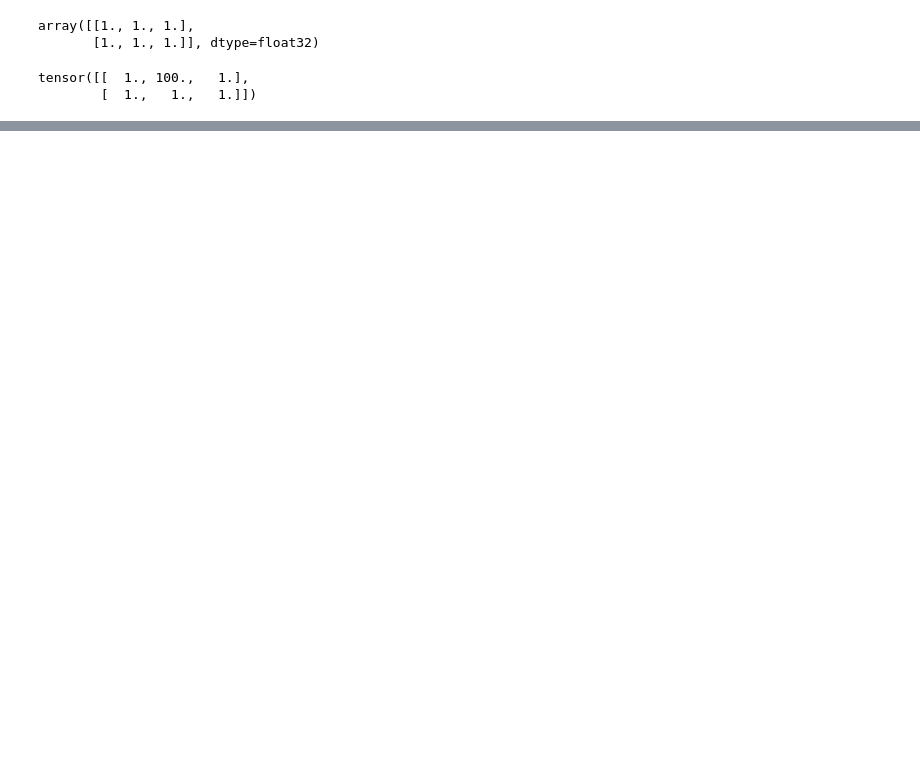
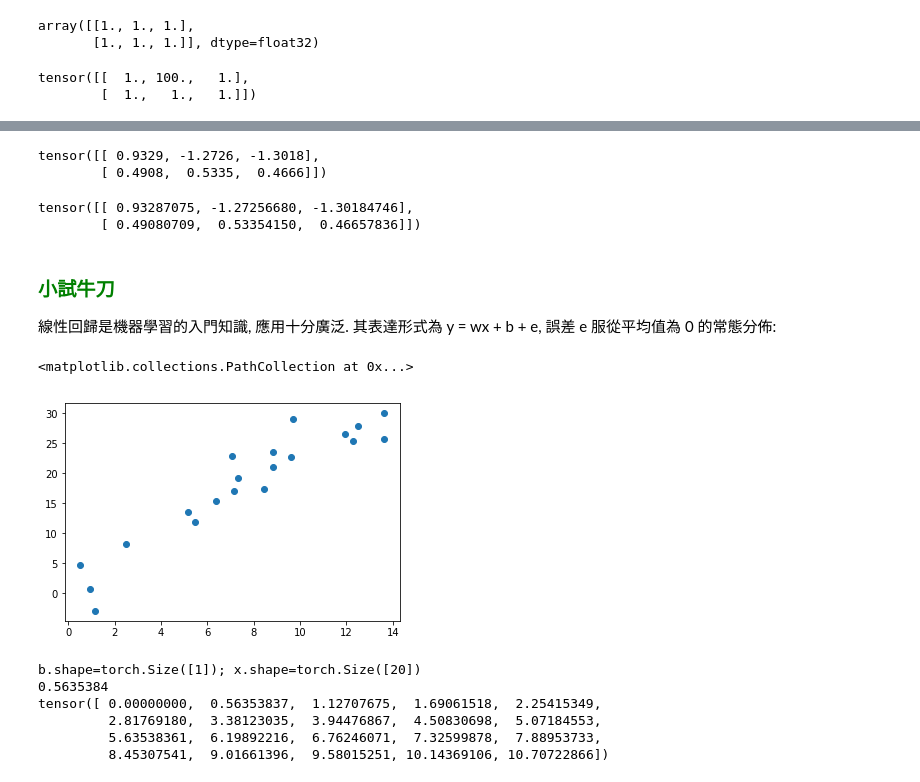
Before and after one commit to johnklee/pytorch_tutorials, a Jupyter notebook: ch03/Ch3_1.ipynb, the cells around one changed output, grey strips where cells are left out. Cells and saved outputs as stored; diff of their text form; code cells hidden in the pictures; blank space fills up the shorter version.

```diff
--- a/ch03/Ch3_1.ipynb
+++ b/ch03/Ch3_1.ipynb
@@ -721,0 +850,10 @@ tensor([[  0., 100.,   1.],
+# %%
+if t.cuda.is_available():
+    a = a.cuda(0)  # 把 a 轉為 GPU0 上的 tensor,
+    t.save(a, 'a.pth')
+
+    # 加載為 b 並儲存在 GPU0 上
+    b = t.load('a.pth')
+
+    # 加載為 c 並儲存在 CPU
+    c = t.load('a.pth', map_location=lambda storage, loc: storage)
@@ -721,0 +870,6 @@ tensor([[  0., 100.,   1.],
+# %%
+x = t.zeros(1000)
+y = t.ones(1000)
+
+%timeit -n 10 for_loop_add(x, y)
+%timeit -n 10 x + y
@@ -721,0 +898,15 @@ tensor([[  0., 100.,   1.],
+# %%
+a = t.randn(2, 3)
+a
+# %% [output]
+tensor([[ 0.9329, -1.2726, -1.3018],
+        [ 0.4908,  0.5335,  0.4666]])
+# %%
+t.set_printoptions(precision=8)
+a
+# %% [output]
+tensor([[ 0.93287075, -1.27256680, -1.30184746],
+        [ 0.49080709,  0.53354150,  0.46657836]])
+# %% [markdown]
+### <font color='green'>小試牛刀</font>
+線性回歸是機器學習的入門知識, 應用十分廣泛. 其表達形式為 y = wx + b + e, 誤差 e 服從平均值為 0 的常態分佈:
@@ -721,0 +918,31 @@ tensor([[  0., 100.,   1.],
+# %%
+# 設定隨機數 seed, 保證在不同計算機上運行下的輸出一致.
+t.manual_seed(1000)
+
+def get_fake_data(batch_size=20):
+    ''' 產生隨機資料: y = x * 2 + 3 , 並加上一些雜訊'''
+    x = t.rand(batch_size, 1) * 20
+    y = x * 2 + (1 + t.randn(batch_size, 1)) * 3
+    return x, y
+# %%
+# 來看看產生的 x-y 分布
+x, y = get_fake_data()
+plt.scatter(x.squeeze().numpy(), y.squeeze().numpy())
+# %% [output]
+<matplotlib.collections.PathCollection at 0x...>
+[figure, added]
+# %%
+w = t.rand(1, 1)
+b = t.zeros(1, 1)
+x = t.arange(0, 20)
+print('b.shape={}; x.shape={}'.format(b.view(1).shape, x.shape))
+print(w.numpy()[0][0])
+print(x.float() * w.numpy()[0][0] + b.view(1).expand_as(x))
+#print(b.shape)
+# %% [output]
+b.shape=torch.Size([1]); x.shape=torch.Size([20])
+0.5635384
+tensor([ 0.00000000,  0.56353837,  1.12707675,  1.69061518,  2.25415349,
+         2.81769180,  3.38123035,  3.94476867,  4.50830698,  5.07184553,
+         5.63538361,  6.19892216,  6.76246071,  7.32599878,  7.88953733,
+         8.45307541,  9.01661396,  9.58015251, 10.14369106, 10.70722866])
```
Also changed, not shown: parts of 51 cells of this notebook, 2 other files.
